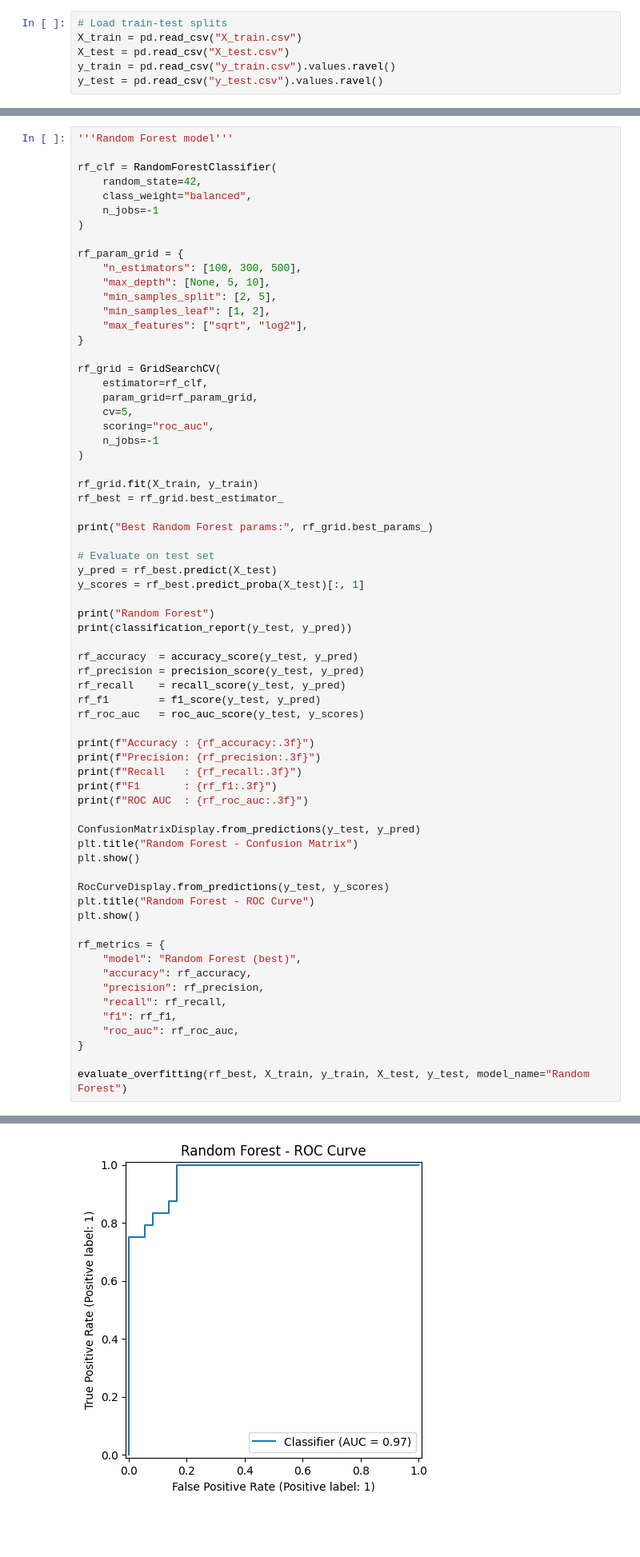
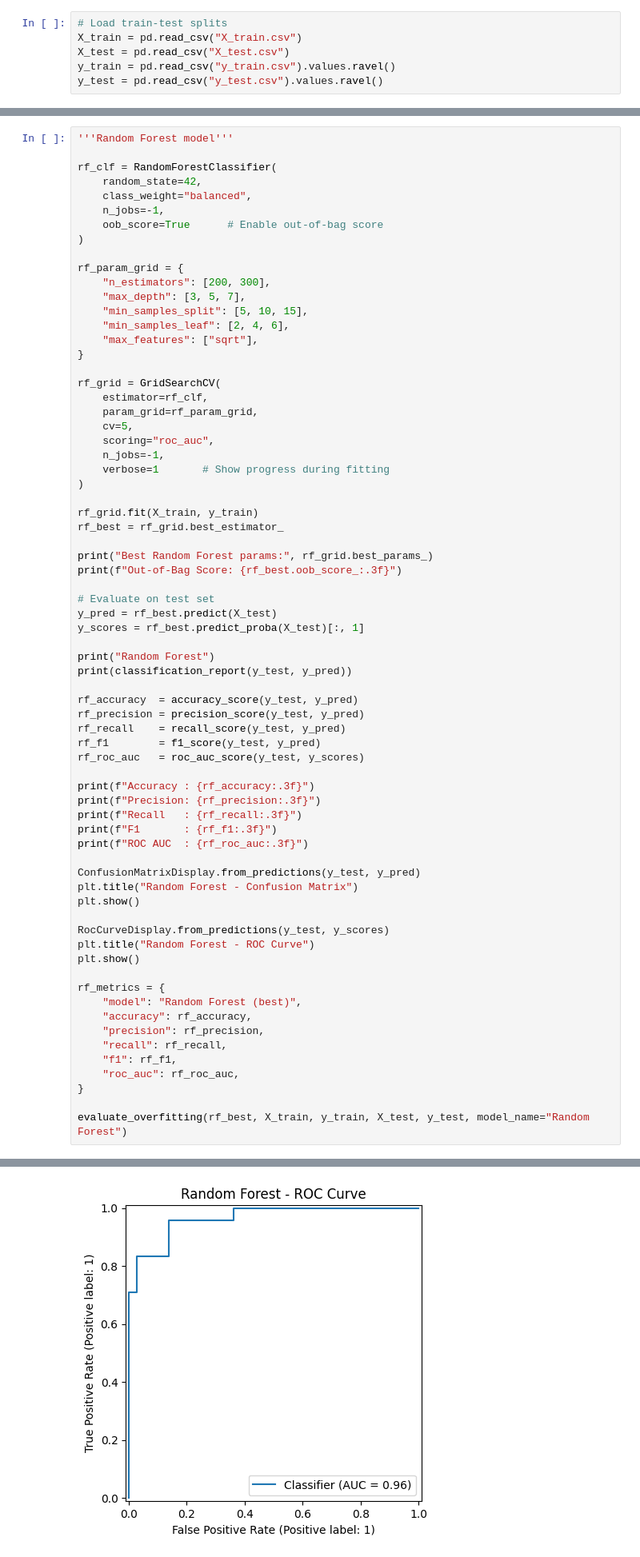
Before and after one commit to vinhbin/heartdiseaseDS, a Jupyter notebook: modeling_nb.ipynb, the cells around one changed output, grey strips where cells are left out. Shown at 80% size. Saved outputs shown, nothing was run; the diff lists cells and outputs as text; blank space fills up the shorter version.

```diff
--- a/modeling_nb.ipynb
+++ b/modeling_nb.ipynb
@@ -542,15 +533,16 @@ exang        | 0.0376 | Contribution to splits
 rf_clf = RandomForestClassifier(
     random_state=42,
     class_weight="balanced",
-    n_jobs=-1
+    n_jobs=-1,
+    oob_score=True      # Enable out-of-bag score
 )
 
 rf_param_grid = {
-    "n_estimators": [100, 300, 500],
-    "max_depth": [None, 5, 10],
-    "min_samples_split": [2, 5],
-    "min_samples_leaf": [1, 2],
-    "max_features": ["sqrt", "log2"],
+    "n_estimators": [200, 300],
+    "max_depth": [3, 5, 7],
+    "min_samples_split": [5, 10, 15],
+    "min_samples_leaf": [2, 4, 6],
+    "max_features": ["sqrt"],
 }
 
 rf_grid = GridSearchCV(
@@ -558,13 +550,15 @@ rf_grid = GridSearchCV(
     param_grid=rf_param_grid,
     cv=5,
     scoring="roc_auc",
-    n_jobs=-1
+    n_jobs=-1,
+    verbose=1       # Show progress during fitting
 )
 
 rf_grid.fit(X_train, y_train)
 rf_best = rf_grid.best_estimator_
 
 print("Best Random Forest params:", rf_grid.best_params_)
+print(f"Out-of-Bag Score: {rf_best.oob_score_:.3f}")
 
 # Evaluate on test set
 y_pred = rf_best.predict(X_test)
@@ -623,3 +619,3 @@ ROC AUC  : 0.968
 [figure]
-[figure, old version]
+[figure, new version]
 Random Forest - Overfitting/Train-Test Comparison
```
Also changed, not shown: parts of 8 cells of this notebook, 1 other file.
